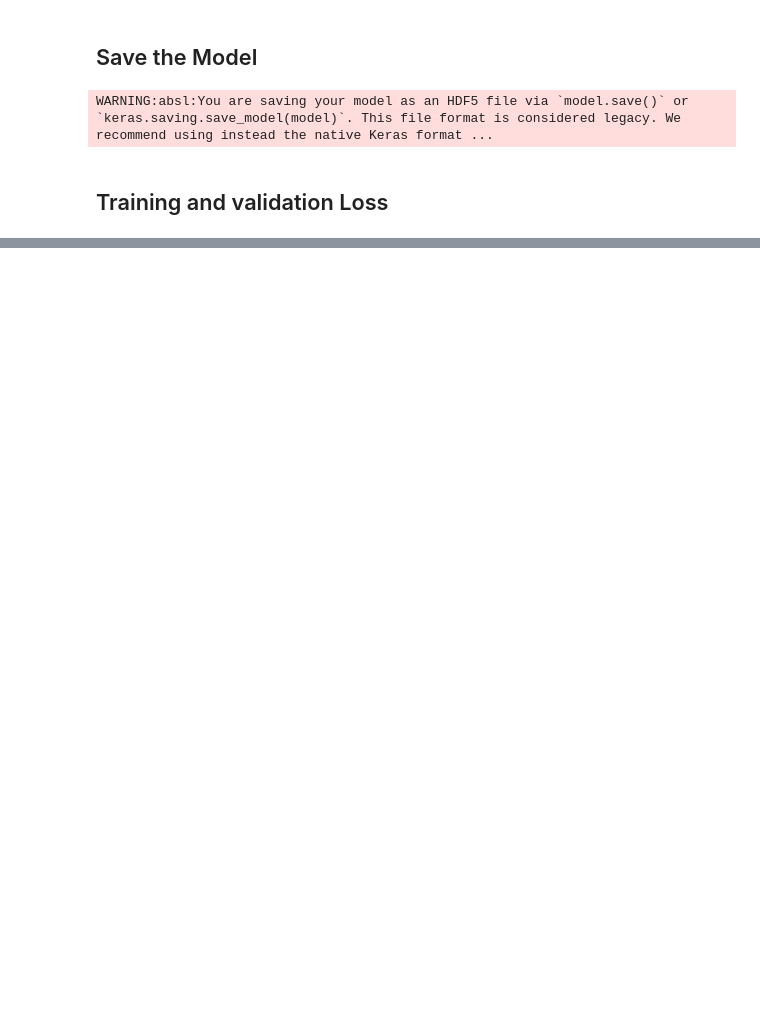
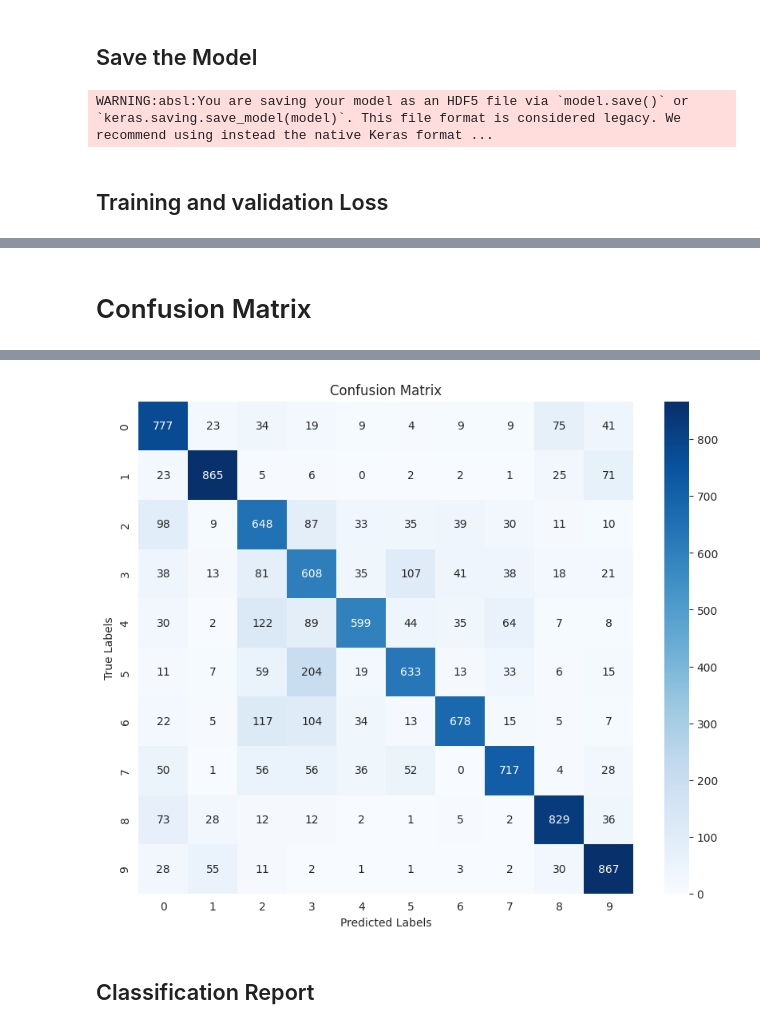
Before and after one commit to Saifullah785/deep-learning-projects, a Jupyter notebook: Project_09_Image_Classification_Using_CIFAR-10_Dataset/Project_09_Image_Classification_Using_CIFAR_10_Dataset.ipynb, the cells around one changed output, grey strips where cells are left out. Drawn from its saved outputs; the diff is of its cells as text; code cells hidden in the pictures; blank space fills up the shorter version.

Commit message:
Created using Colab while practicing the code on the Confusion Matrix,  Classification Report, and Predictive System in the Project_09_Image_Classification_Using_CIFAR-10_Dataset

```diff
--- a/Project_09_Image_Classification_Using_CIFAR-10_Dataset/Project_09_Image_Classification_Using_CIFAR_10_Dataset.ipynb
+++ b/Project_09_Image_Classification_Using_CIFAR-10_Dataset/Project_09_Image_Classification_Using_CIFAR_10_Dataset.ipynb
@@ -214,0 +227,18 @@ plt.show()
+# %% [markdown]
+# Confusion Matrix
+# %%
+# Generate and plot the confusion matrix
+# Prediction on the test data and store them in y_pred
+
+y_pred = model.predict(x_test)
+
+# Calculate the confusion matrix
+conf_matrix = confusion_matrix(y_test.argmax(axis=1), y_pred.argmax(axis=1))
+# Plot the confusion matrix as a heatmap
+plt.figure(figsize=(10, 8))
+sns.heatmap(conf_matrix, annot=True, fmt='d', cmap='Blues')
+plt.title('Confusion Matrix')
+plt.xlabel('Predicted Labels')
+plt.ylabel('True Labels')
+plt.show()
+# %% [output]
@@ -214,0 +246,3 @@ plt.show()
+[figure, added]
+# %% [markdown]
+## Classification Report
```
Also changed, not shown: parts of 20 cells of this notebook.
